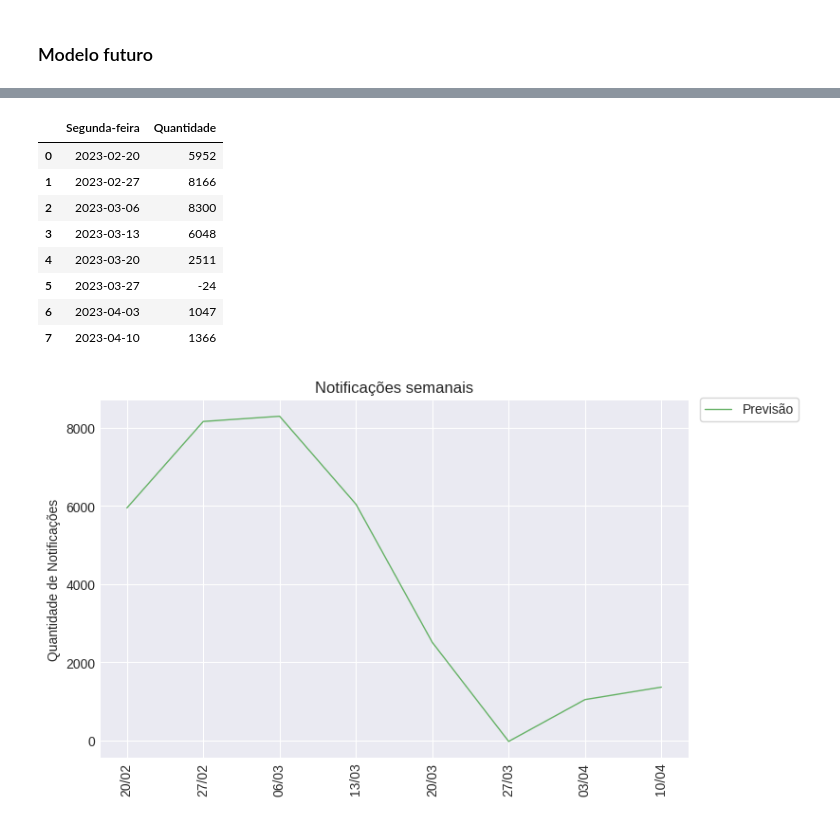
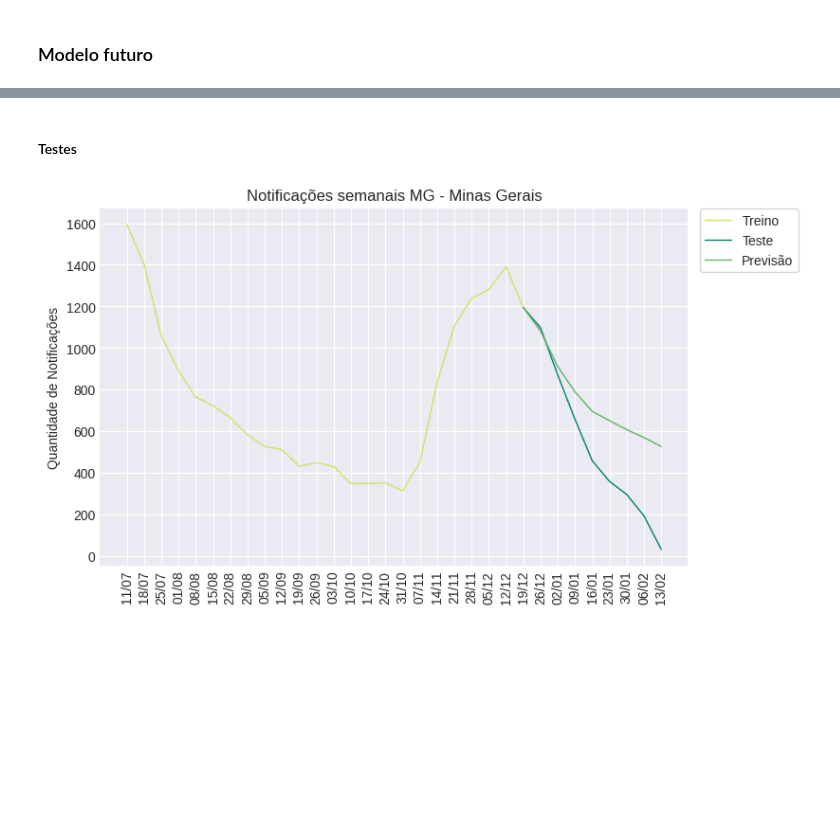
Before and after one commit to flohmannjr/PJI410, a Jupyter notebook: PJI410_aprendizado.ipynb, the cells around one changed output, grey strips where cells are left out. Cells and saved outputs as stored; diff of their text form; code cells hidden in the pictures; blank space fills up the shorter version.

Commit message:
Update modelo futuro

```diff
--- a/PJI410_aprendizado.ipynb
+++ b/PJI410_aprendizado.ipynb
@@ -1081,12 +1061,12 @@ _________________________________________________________________
 # %%
-janela_tamanho = 14
+janela_tamanho = 7
 horizonte_tamanho = 1
 quantidade_intervalos = 8
 
-# janelas, horizontes = criar_janelas(quantidades, janela_tamanho, horizonte_tamanho)
+janelas, horizontes = criar_janelas(quantidades, janela_tamanho, horizonte_tamanho)
 
-# dataset_janelas    = Dataset.from_tensor_slices(janelas)
-# dataset_horizontes = Dataset.from_tensor_slices(horizontes)
+dataset_janelas    = Dataset.from_tensor_slices(janelas)
+dataset_horizontes = Dataset.from_tensor_slices(horizontes)
 
-# dataset_completo = Dataset.zip((dataset_janelas, dataset_horizontes))
-# dataset_completo = dataset_completo.batch(LOTE_TAMANHO).prefetch(AUTOTUNE)
+dataset_completo = Dataset.zip((dataset_janelas, dataset_horizontes))
+dataset_completo = dataset_completo.batch(LOTE_TAMANHO).prefetch(AUTOTUNE)
@@ -1099,18 +1102,37 @@ previsoes = gerar_previsoes_futuro(modelo_futuro, quantidades, quantidade_interv
 # %%
-df_futuro = pd.DataFrame(pd.date_range(X_test.max(), periods=(quantidade_intervalos + 1), freq='W-MON', closed='right').to_numpy(), columns=['Segunda-feira'])
-df_futuro['Quantidade'] = previsoes
-df_futuro
+# previsoes = gerar_previsoes_futuro(modelo_futuro, quantidades, quantidade_intervalos, janela_tamanho)
+
+# df_futuro = pd.DataFrame(pd.date_range(X_test.max(), periods=(quantidade_intervalos + 1), freq='W-MON', closed='right').to_numpy(), columns=['Segunda-feira'])
+# df_futuro['Quantidade'] = previsoes
+
+# display(df_futuro)
+
+# grafico_series(X_previsao=df_futuro['Segunda-feira'], y_previsao=df_futuro['Quantidade'])
-# %% [output]
-|  | Segunda-feira | Quantidade |
-| 0 | 2023-02-20 | 5952 |
-| 1 | 2023-02-27 | 8166 |
-| 2 | 2023-03-06 | 8300 |
-| 3 | 2023-03-13 | 6048 |
-| 4 | 2023-03-20 | 2511 |
-| 5 | 2023-03-27 | -24 |
-| 6 | 2023-04-03 | 1047 |
-| 7 | 2023-04-10 | 1366 |
-# %%
-grafico_series(X_previsao=df_futuro['Segunda-feira'], y_previsao=df_futuro['Quantidade'])
-# %% [output]
-[figure, removed]
+# %% [markdown]
+#### Testes
+# %%
+uf_cod  = 'MG'
+uf_desc = df_populacao['Nome'][df_populacao['UF'] == uf_cod].values[0]
+
+dados = df_notificacoes_por_uf[df_notificacoes_por_uf['UF'] == uf_cod]
+local = f"{uf_cod} - {uf_desc}"
+# %%
+X_train = dados[:-quantidade_intervalos]['Segunda-feira'].to_numpy()
+y_train = dados[:-quantidade_intervalos]['Quantidade'].to_numpy()
+
+X_test = dados[-quantidade_intervalos:]['Segunda-feira'].to_numpy()
+y_test = dados[-quantidade_intervalos:]['Quantidade'].to_numpy()
+
+y_pred = gerar_previsoes_futuro(modelo_futuro, y_train, quantidade_intervalos, janela_tamanho)
+
+# Inclui o último valor de treino no teste e na previsão, para o gráfico não parecer quebrado.
+X_test = np.insert(X_test, 0, X_train[-1])
+y_test = np.insert(y_test, 0, y_train[-1])
+y_pred = np.insert(y_pred, 0, y_train[-1])
+# %%
+grafico_series(X_treino=X_train, y_treino=y_train,
+               X_teste=X_test, y_teste=y_test,
+               X_previsao=X_test, y_previsao=y_pred,
+               inicio=-24, local=local)
+# %% [output]
+[figure, added]
```
Also changed, not shown: parts of 13 cells of this notebook.
